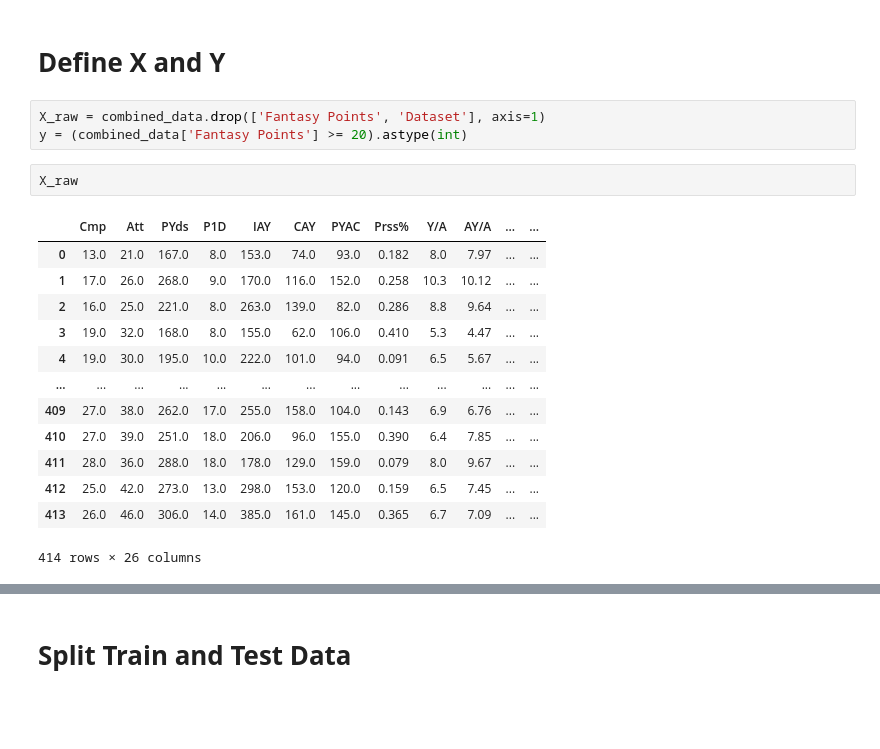
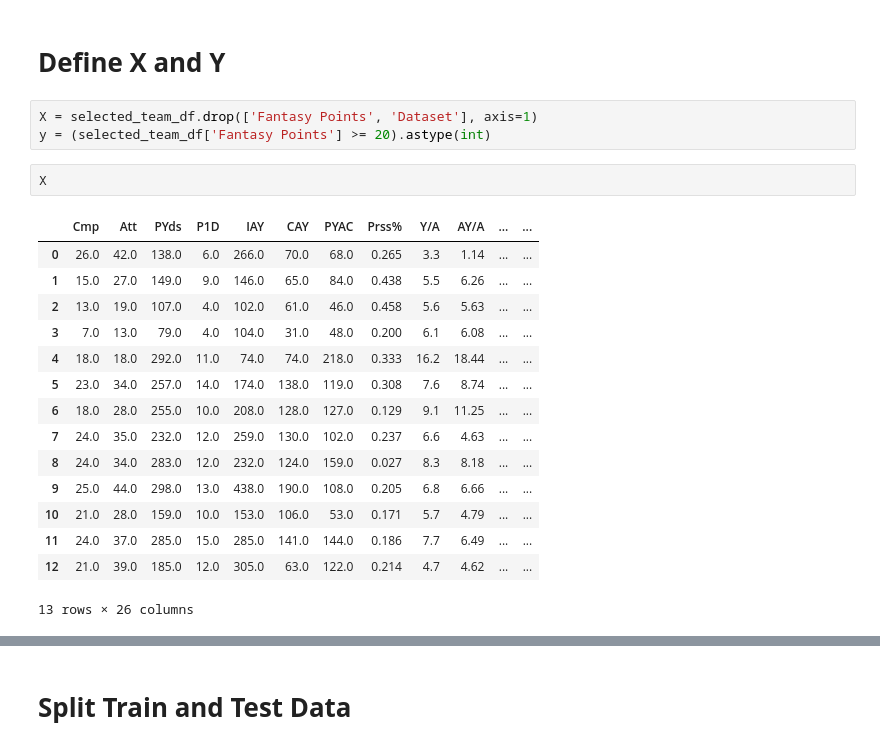
Before and after one commit to SIMBL742/GridironGenius, a Jupyter notebook: GridironGenius_ModelA_.ipynb, the cells around one changed output, grey strips where cells are left out. Drawn from its saved outputs; the diff is of its cells as text; blank space fills up the shorter version.

```diff
--- a/GridironGenius_ModelA_.ipynb
+++ b/GridironGenius_ModelA_.ipynb
@@ -59,24 +126,26 @@ for name, path in dataset_paths.items():
 # %% [markdown]
 # **Define X and Y**
 # %%
-X_raw = combined_data.drop(['Fantasy Points', 'Dataset'], axis=1)
-y = (combined_data['Fantasy Points'] >= 20).astype(int)
+X = selected_team_df.drop(['Fantasy Points', 'Dataset'], axis=1)
+y = (selected_team_df['Fantasy Points'] >= 20).astype(int)
-# %%
-X_raw
-# %% [output]
-|  | Cmp | Att | PYds | P1D | IAY | CAY | PYAC | Prss% | Y/A | AY/A | ... | ... |
-| 0 | 13.0 | 21.0 | 167.0 | 8.0 | 153.0 | 74.0 | 93.0 | 0.182 | 8.0 | 7.97 | ... | ... |
-| 1 | 17.0 | 26.0 | 268.0 | 9.0 | 170.0 | 116.0 | 152.0 | 0.258 | 10.3 | 10.12 | ... | ... |
-| 2 | 16.0 | 25.0 | 221.0 | 8.0 | 263.0 | 139.0 | 82.0 | 0.286 | 8.8 | 9.64 | ... | ... |
-| 3 | 19.0 | 32.0 | 168.0 | 8.0 | 155.0 | 62.0 | 106.0 | 0.410 | 5.3 | 4.47 | ... | ... |
-| 4 | 19.0 | 30.0 | 195.0 | 10.0 | 222.0 | 101.0 | 94.0 | 0.091 | 6.5 | 5.67 | ... | ... |
-| ... | ... | ... | ... | ... | ... | ... | ... | ... | ... | ... | ... | ... |
-| 409 | 27.0 | 38.0 | 262.0 | 17.0 | 255.0 | 158.0 | 104.0 | 0.143 | 6.9 | 6.76 | ... | ... |
-| 410 | 27.0 | 39.0 | 251.0 | 18.0 | 206.0 | 96.0 | 155.0 | 0.390 | 6.4 | 7.85 | ... | ... |
-| 411 | 28.0 | 36.0 | 288.0 | 18.0 | 178.0 | 129.0 | 159.0 | 0.079 | 8.0 | 9.67 | ... | ... |
-| 412 | 25.0 | 42.0 | 273.0 | 13.0 | 298.0 | 153.0 | 120.0 | 0.159 | 6.5 | 7.45 | ... | ... |
-| 413 | 26.0 | 46.0 | 306.0 | 14.0 | 385.0 | 161.0 | 145.0 | 0.365 | 6.7 | 7.09 | ... | ... |
-414 rows × 26 columns
+# %%
+X
+# %% [output]
+|  | Cmp | Att | PYds | P1D | IAY | CAY | PYAC | Prss% | Y/A | AY/A | ... | ... |
+| 0 | 26.0 | 42.0 | 138.0 | 6.0 | 266.0 | 70.0 | 68.0 | 0.265 | 3.3 | 1.14 | ... | ... |
+| 1 | 15.0 | 27.0 | 149.0 | 9.0 | 146.0 | 65.0 | 84.0 | 0.438 | 5.5 | 6.26 | ... | ... |
+| 2 | 13.0 | 19.0 | 107.0 | 4.0 | 102.0 | 61.0 | 46.0 | 0.458 | 5.6 | 5.63 | ... | ... |
+| 3 | 7.0 | 13.0 | 79.0 | 4.0 | 104.0 | 31.0 | 48.0 | 0.200 | 6.1 | 6.08 | ... | ... |
+| 4 | 18.0 | 18.0 | 292.0 | 11.0 | 74.0 | 74.0 | 218.0 | 0.333 | 16.2 | 18.44 | ... | ... |
+| 5 | 23.0 | 34.0 | 257.0 | 14.0 | 174.0 | 138.0 | 119.0 | 0.308 | 7.6 | 8.74 | ... | ... |
+| 6 | 18.0 | 28.0 | 255.0 | 10.0 | 208.0 | 128.0 | 127.0 | 0.129 | 9.1 | 11.25 | ... | ... |
+| 7 | 24.0 | 35.0 | 232.0 | 12.0 | 259.0 | 130.0 | 102.0 | 0.237 | 6.6 | 4.63 | ... | ... |
+| 8 | 24.0 | 34.0 | 283.0 | 12.0 | 232.0 | 124.0 | 159.0 | 0.027 | 8.3 | 8.18 | ... | ... |
+| 9 | 25.0 | 44.0 | 298.0 | 13.0 | 438.0 | 190.0 | 108.0 | 0.205 | 6.8 | 6.66 | ... | ... |
+| 10 | 21.0 | 28.0 | 159.0 | 10.0 | 153.0 | 106.0 | 53.0 | 0.171 | 5.7 | 4.79 | ... | ... |
+| 11 | 24.0 | 37.0 | 285.0 | 15.0 | 285.0 | 141.0 | 144.0 | 0.186 | 7.7 | 6.49 | ... | ... |
+| 12 | 21.0 | 39.0 | 185.0 | 12.0 | 305.0 | 63.0 | 122.0 | 0.214 | 4.7 | 4.62 | ... | ... |
+13 rows × 26 columns
 # %%
 y
 # %% [output]
```
Also changed, not shown: parts of 11 cells of this notebook.
